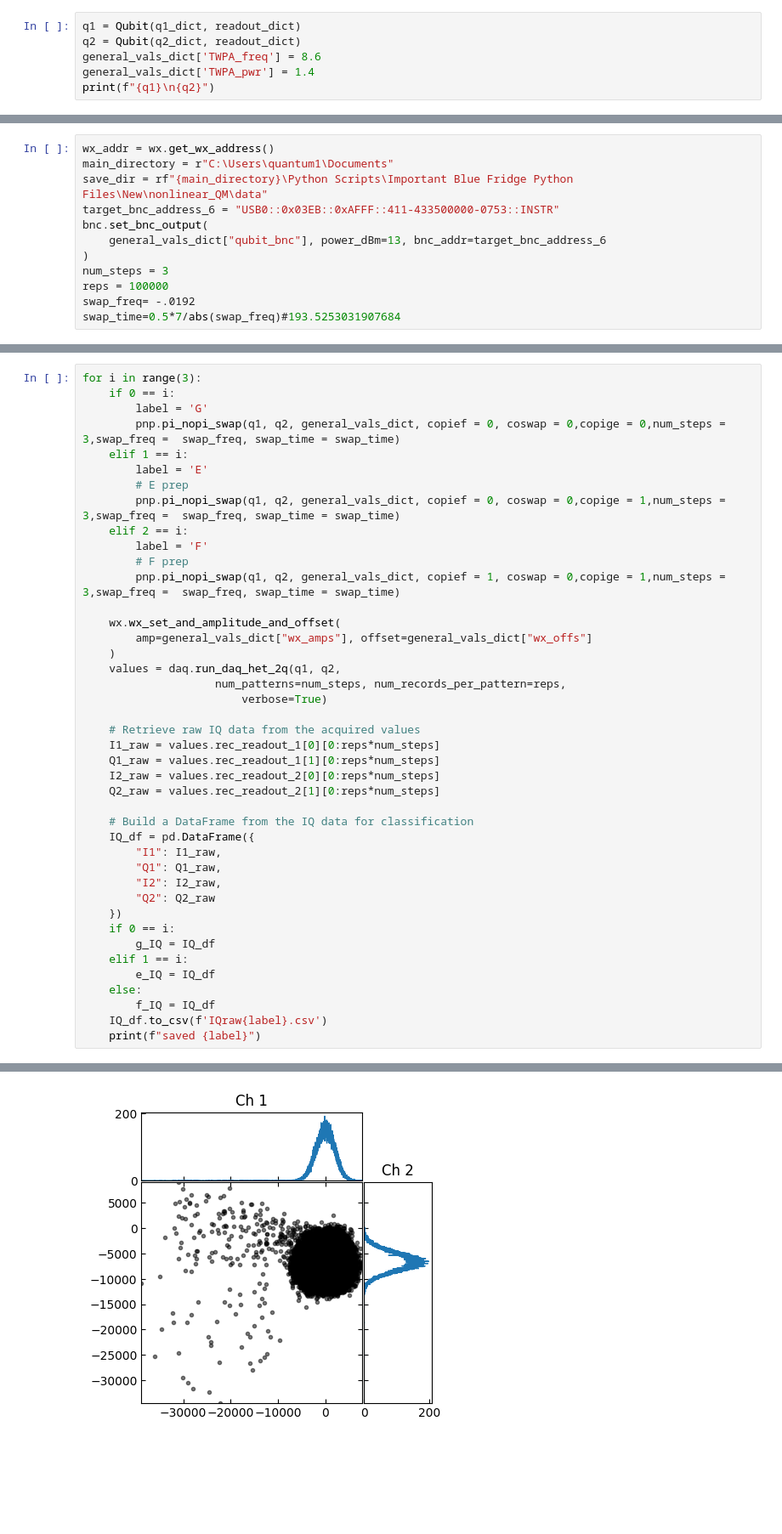
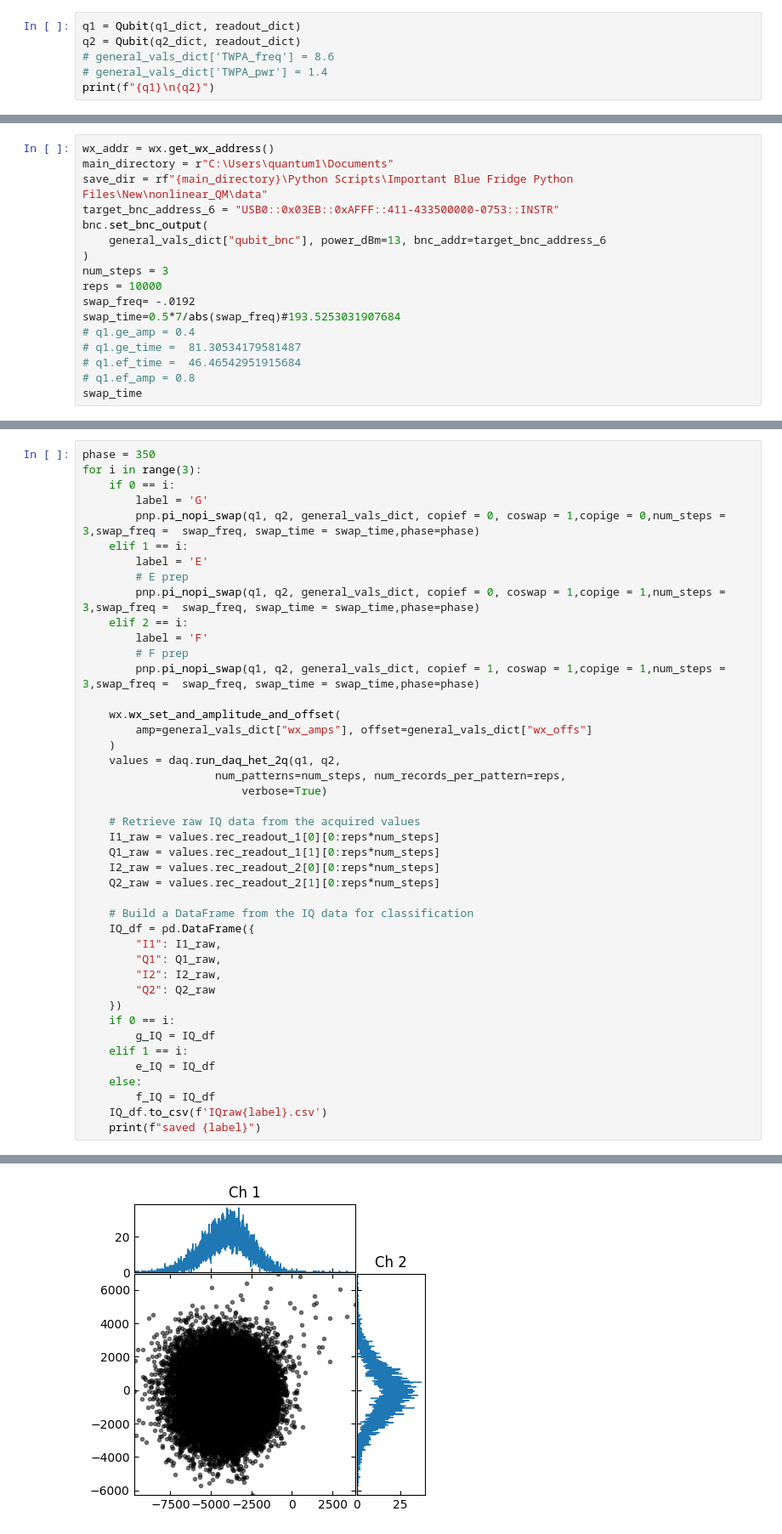
Before and after one commit to Katermurch/BlueFridgeNonLin, a Jupyter notebook: threestate_discrim_pnp_sequence.ipynb, the cells around one changed output, grey strips where cells are left out. Shown: that part at 85% size. Drawn from its saved outputs; the diff is of its cells as text; blank space fills up the shorter version.

```diff
--- a/threestate_discrim_pnp_sequence.ipynb
+++ b/threestate_discrim_pnp_sequence.ipynb
@@ -17,7 +17,7 @@ import analysis.plotting as plotting
 # %%
 q1 = Qubit(q1_dict, readout_dict)
 q2 = Qubit(q2_dict, readout_dict)
-general_vals_dict['TWPA_freq'] = 8.6
-general_vals_dict['TWPA_pwr'] = 1.4
+# general_vals_dict['TWPA_freq'] = 8.6
+# general_vals_dict['TWPA_pwr'] = 1.4
 print(f"{q1}\n{q2}")
 # %% [output]
@@ -32,6 +32,11 @@ bnc.set_bnc_output(
     general_vals_dict["qubit_bnc"], power_dBm=13, bnc_addr=target_bnc_address_6
 )
 num_steps = 3
-reps = 100000
+reps = 10000
 swap_freq= -.0192
 swap_time=0.5*7/abs(swap_freq)#193.5253031907684
+# q1.ge_amp = 0.4
+# q1.ge_time =  81.30534179581487
+# q1.ef_time =  46.46542951915684
+# q1.ef_amp = 0.8
+swap_time
@@ -38,16 +45,17 @@ swap_time=0.5*7/abs(swap_freq)#193.5253031907684
 # %%
+phase = 350
 for i in range(3):
     if 0 == i:
         label = 'G'
-        pnp.pi_nopi_swap(q1, q2, general_vals_dict, copief = 0, coswap = 0,copige = 0,num_steps = 3,swap_freq =  swap_freq, swap_time = swap_time)
+        pnp.pi_nopi_swap(q1, q2, general_vals_dict, copief = 0, coswap = 1,copige = 0,num_steps = 3,swap_freq =  swap_freq, swap_time = swap_time,phase=phase)
     elif 1 == i:
         label = 'E'
         # E prep
-        pnp.pi_nopi_swap(q1, q2, general_vals_dict, copief = 0, coswap = 0,copige = 1,num_steps = 3,swap_freq =  swap_freq, swap_time = swap_time)
+        pnp.pi_nopi_swap(q1, q2, general_vals_dict, copief = 0, coswap = 1,copige = 1,num_steps = 3,swap_freq =  swap_freq, swap_time = swap_time,phase=phase)
     elif 2 == i:
         label = 'F'
         # F prep
-        pnp.pi_nopi_swap(q1, q2, general_vals_dict, copief = 1, coswap = 0,copige = 1,num_steps = 3,swap_freq =  swap_freq, swap_time = swap_time)
+        pnp.pi_nopi_swap(q1, q2, general_vals_dict, copief = 1, coswap = 1,copige = 1,num_steps = 3,swap_freq =  swap_freq, swap_time = swap_time,phase=phase)
 
     wx.wx_set_and_amplitude_and_offset(
         amp=general_vals_dict["wx_amps"], offset=general_vals_dict["wx_offs"]
@@ -98,3 +106,3 @@ Transferred 4932501504 bytes (122767828.507058 bytes per sec)
 <Figure size 800x800 with 0 Axes>
-[figure, old version]
+[figure, new version]
 <Figure size 800x800 with 0 Axes>
```
Also changed, not shown: parts of 5 cells of this notebook, 22 other files.
